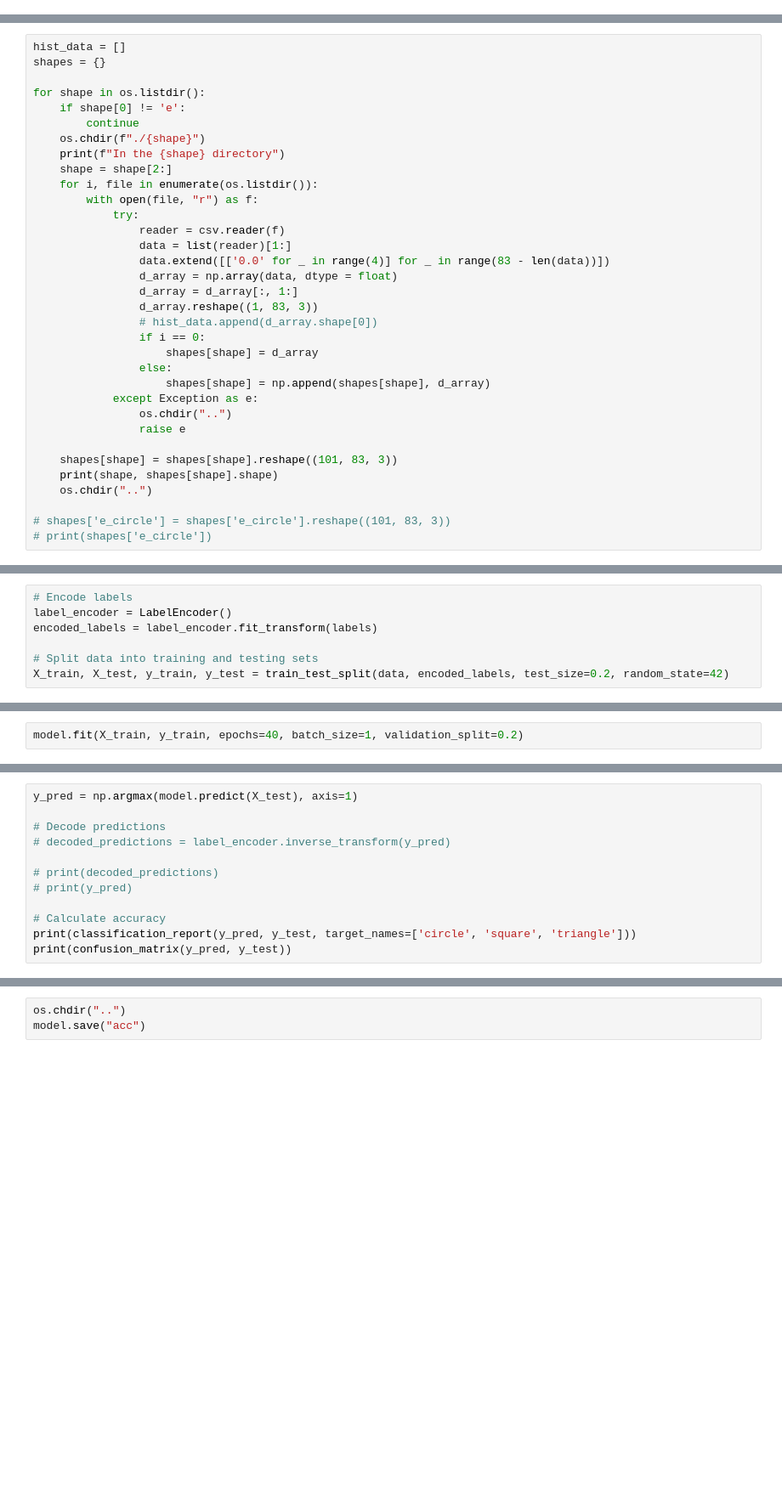
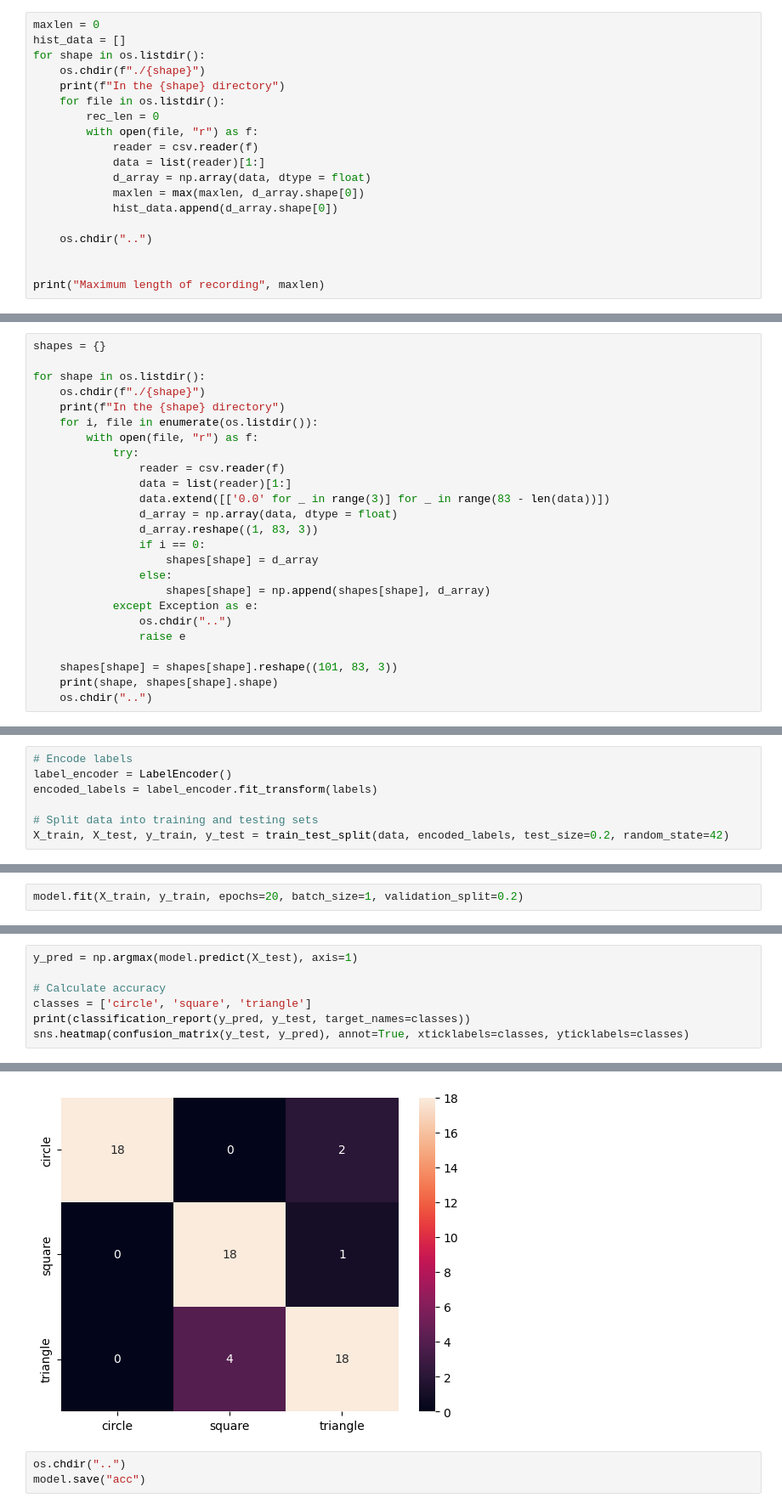
Before and after one commit to risb21/pico-shape-detection, a Jupyter notebook: model/ANN.ipynb, the cells around one changed output, grey strips where cells are left out. Shown at 85% size. Drawn from its saved outputs; the diff is of its cells as text; blank space fills up the shorter version.

```diff
--- a/model/ANN.ipynb
+++ b/model/ANN.ipynb
@@ -27,0 +27,19 @@ os.chdir("..")
+# %%
+maxlen = 0
+hist_data = []
+for shape in os.listdir():
+    os.chdir(f"./{shape}")
+    print(f"In the {shape} directory")
+    for file in os.listdir():
+        rec_len = 0
+        with open(file, "r") as f:
+            reader = csv.reader(f)
+            data = list(reader)[1:]
+            d_array = np.array(data, dtype = float)
+            maxlen = max(maxlen, d_array.shape[0])
+            hist_data.append(d_array.shape[0])
+
+    os.chdir("..")
+
+
+print("Maximum length of recording", maxlen)
@@ -73,23 +88,17 @@ In the e_triangle directory
 # %%
-hist_data = []
 shapes = {}
 
 for shape in os.listdir():
-    if shape[0] != 'e':
-        continue
     os.chdir(f"./{shape}")
     print(f"In the {shape} directory")
-    shape = shape[2:]
     for i, file in enumerate(os.listdir()):
         with open(file, "r") as f:
             try:
                 reader = csv.reader(f)
                 data = list(reader)[1:]
-                data.extend([['0.0' for _ in range(4)] for _ in range(83 - len(data))])
+                data.extend([['0.0' for _ in range(3)] for _ in range(83 - len(data))])
                 d_array = np.array(data, dtype = float)
-                d_array = d_array[:, 1:]
                 d_array.reshape((1, 83, 3))
-                # hist_data.append(d_array.shape[0])
                 if i == 0:
                     shapes[shape] = d_array
                 else:
@@ -101,7 +110,4 @@ for shape in os.listdir():
     shapes[shape] = shapes[shape].reshape((101, 83, 3))
     print(shape, shapes[shape].shape)
     os.chdir("..")
-
-# shapes['e_circle'] = shapes['e_circle'].reshape((101, 83, 3))
-# print(shapes['e_circle'])
 # %% [output]
@@ -178,5 +181,5 @@ Trainable params: 8691 (33.95 KB)
 Non-trainable params: 0 (0.00 Byte)
 _________________________________________________________________
 # %%
-model.fit(X_train, y_train, epochs=40, batch_size=1, validation_split=0.2)
+model.fit(X_train, y_train, epochs=20, batch_size=1, validation_split=0.2)
 # %% [output]
@@ -201,13 +212,8 @@ Epoch 40/40
 # %%
 y_pred = np.argmax(model.predict(X_test), axis=1)
 
-# Decode predictions
-# decoded_predictions = label_encoder.inverse_transform(y_pred)
-
-# print(decoded_predictions)
-# print(y_pred)
-
 # Calculate accuracy
-print(classification_report(y_pred, y_test, target_names=['circle', 'square', 'triangle']))
-print(confusion_matrix(y_pred, y_test))
+classes = ['circle', 'square', 'triangle']
+print(classification_report(y_pred, y_test, target_names=classes))
+sns.heatmap(confusion_matrix(y_test, y_pred), annot=True, xticklabels=classes, yticklabels=classes)
 # %% [output]
@@ -228,3 +231,4 @@ weighted avg       0.82      0.82      0.82        61
+[figure, added]
 # %%
 os.chdir("..")
 model.save("acc")
```
Also changed, not shown: parts of 20 cells of this notebook, 2 other files.
